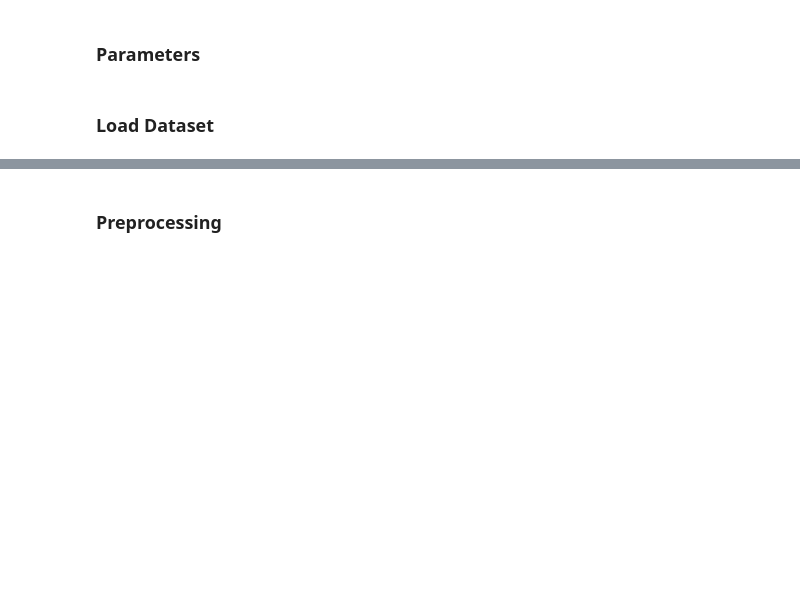
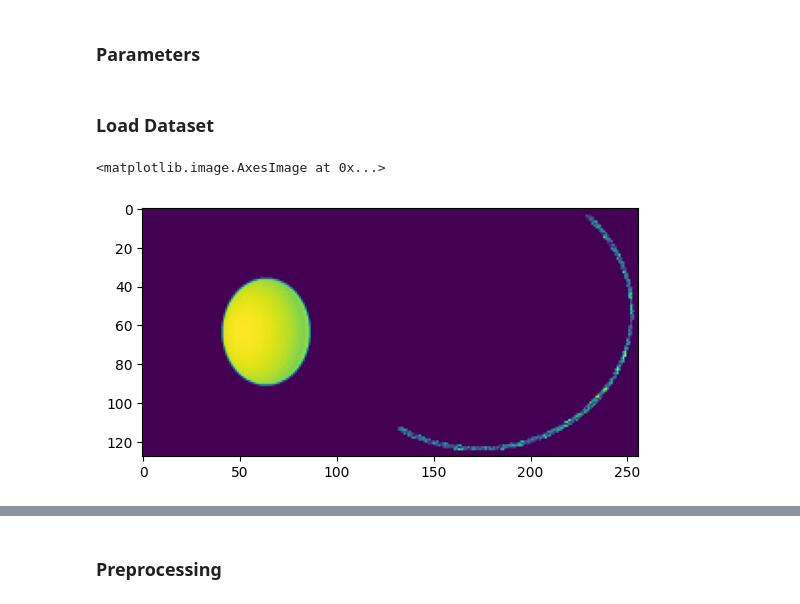
Before and after one commit to Yurivanderburg/II_GAN, a Jupyter notebook: Ellipsoids/Ellipsoid_v0.8.ipynb, the cells around one changed output, grey strips where cells are left out. Cells and saved outputs as stored; diff of their text form; code cells hidden in the pictures; blank space fills up the shorter version.

```diff
--- a/Ellipsoids/Ellipsoid_v0.8.ipynb
+++ b/Ellipsoids/Ellipsoid_v0.8.ipynb
@@ -74,3 +78,8 @@ sample_input, sample_real = load(str(PATH+'train/ellipsoid_1000.jpg'))
+# %%
+plt.imshow(conv)
+# %% [output]
+<matplotlib.image.AxesImage at 0x...>
+[figure, added]
 # %%
 for element in [sample_input, sample_real]:
     plt.figure()
```
Also changed, not shown: parts of 14 cells of this notebook, 2 other files.
